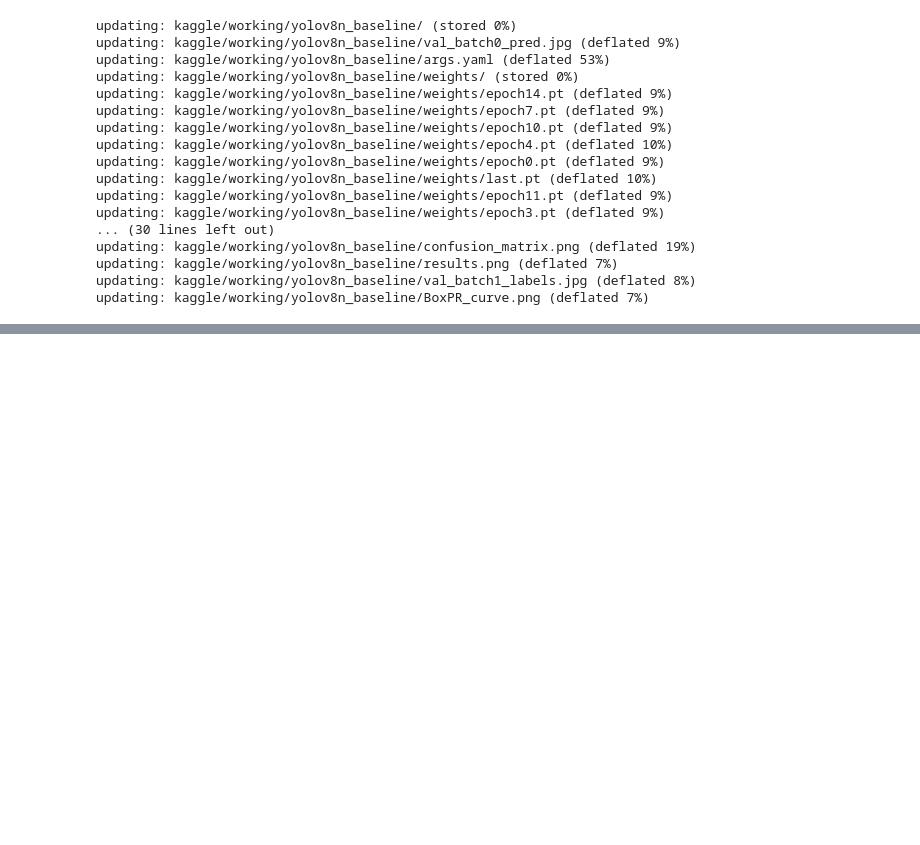
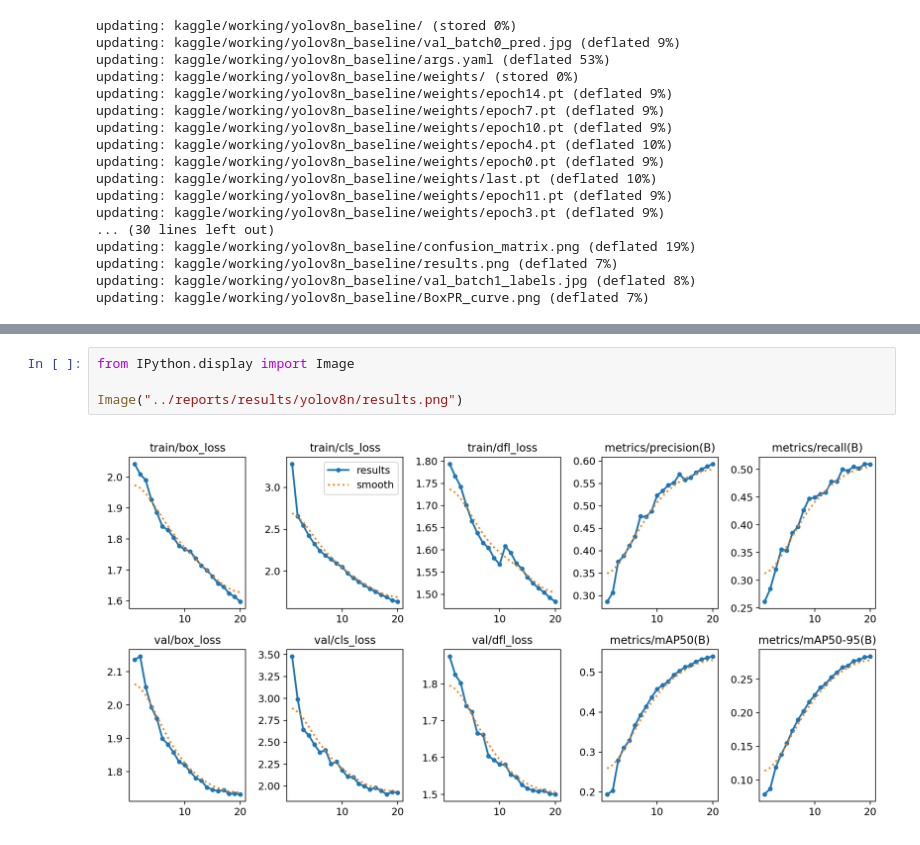
Before and after one commit to AadeeshRS/road-damage-detection-thesis, a Jupyter notebook: notebooks/02_yolov8n_baseline.ipynb, the cells around one changed output, grey strips where cells are left out. Cells and saved outputs as stored; diff of their text form; blank space fills up the shorter version.

Commit message:
feat: complete YOLOv8 baseline experiments and documentation

```diff
--- a/notebooks/02_yolov8n_baseline.ipynb
+++ b/notebooks/02_yolov8n_baseline.ipynb
@@ -132,0 +151,6 @@ updating: kaggle/working/yolov8n_baseline/BoxPR_curve.png (deflated 7%)
+# %%
+from IPython.display import Image
+
+Image("../reports/results/yolov8n/results.png")
+# %% [output]
+[figure, added]
```
Also changed, not shown: parts of 2 cells of this notebook, 1 other file.
